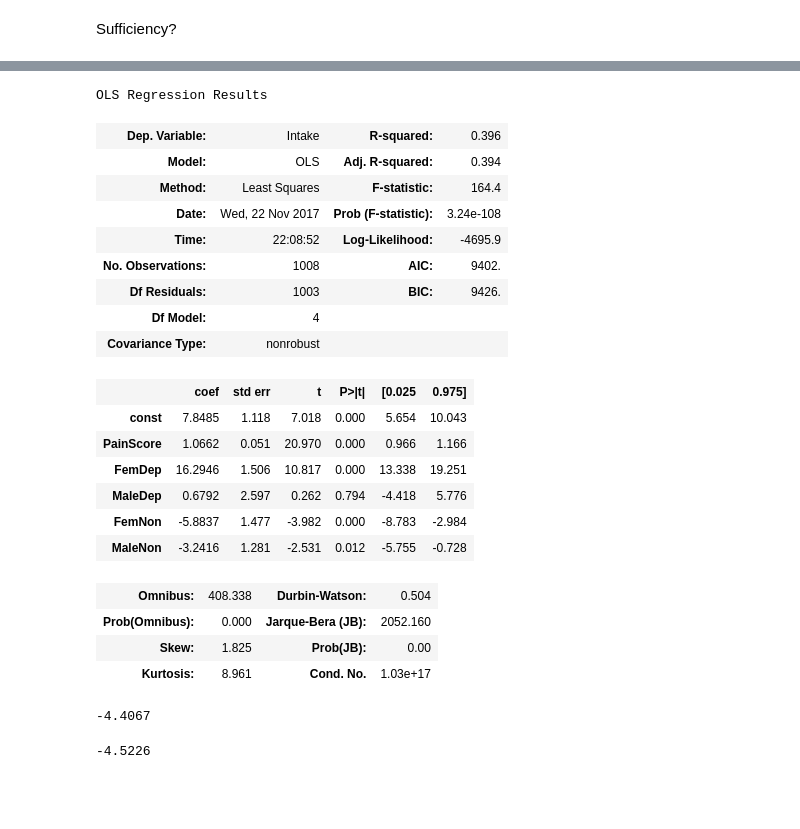
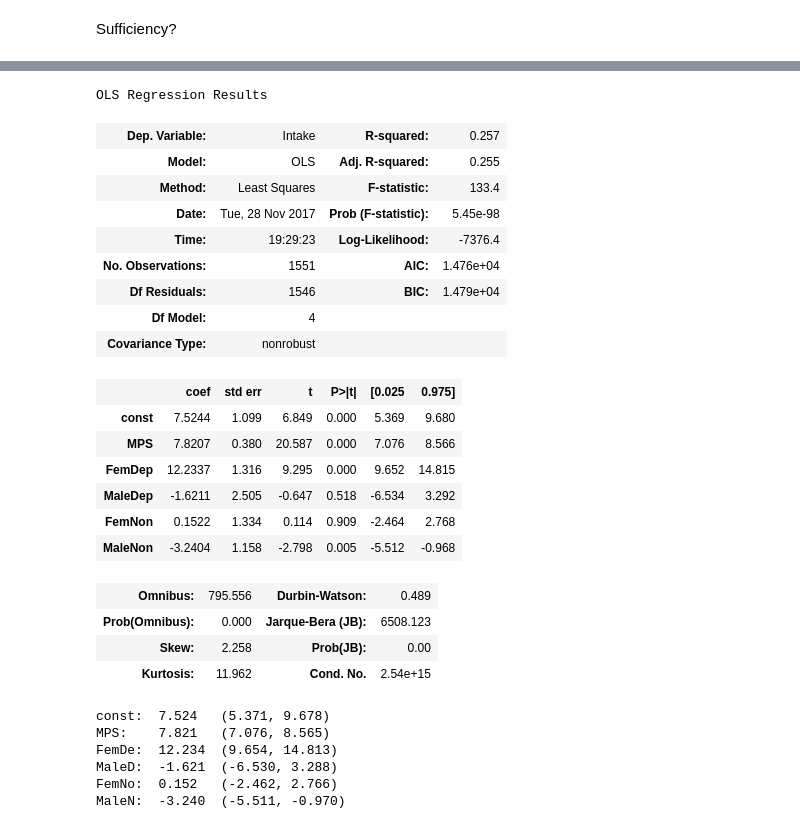
Before and after one commit to JWKennington/collab-mpow, a Jupyter notebook: notebooks/retroactive-analysis.ipynb, the cells around one changed output, grey strips where cells are left out. Drawn from its saved outputs; the diff is of its cells as text; code cells hidden in the pictures; blank space fills up the shorter version.

```diff
--- a/notebooks/retroactive-analysis.ipynb
+++ b/notebooks/retroactive-analysis.ipynb
@@ -124,36 +128,41 @@ dgi['FemDep'] = ((dgi.Depression==1)&(dgi.Gender=='Female')).astype(int)
 dgi['MaleDep'] = ((dgi.Depression==1)&(dgi.Gender=='Male')).astype(int)
 dgi['FemNon'] = ((dgi.Depression==0)&(dgi.Gender=='Female')).astype(int)
 dgi['MaleNon'] = ((dgi.Depression==0)&(dgi.Gender=='Male')).astype(int)
+# %%
+dgi['MPS'] = dgi['PainScore'] / dgi['NumObs']
 # %%
-dgi_model = regression.ols(dgi.dropna(), ['PainScore', 'FemDep', 'MaleDep', 'FemNon', 'MaleNon'], 'Intake')
+dgi_model = regression.ols(dgi.dropna(), ['MPS', 'FemDep', 'MaleDep', 'FemNon', 'MaleNon'], 'Intake')
 dgi_model.summary()
 # %% [output]
 OLS Regression Results
-| Dep. Variable: | Intake | R-squared: | 0.396 |
-| Model: | OLS | Adj. R-squared: | 0.394 |
-| Method: | Least Squares | F-statistic: | 164.4 |
-| Date: | Wed, 22 Nov 2017 | Prob (F-statistic): | 3.24e-108 |
-| Time: | 22:08:52 | Log-Likelihood: | -4695.9 |
-| No. Observations: | 1008 | AIC: | 9402. |
-| Df Residuals: | 1003 | BIC: | 9426. |
+| Dep. Variable: | Intake | R-squared: | 0.257 |
+| Model: | OLS | Adj. R-squared: | 0.255 |
+| Method: | Least Squares | F-statistic: | 133.4 |
+| Date: | Tue, 28 Nov 2017 | Prob (F-statistic): | 5.45e-98 |
+| Time: | 19:29:23 | Log-Likelihood: | -7376.4 |
+| No. Observations: | 1551 | AIC: | 1.476e+04 |
+| Df Residuals: | 1546 | BIC: | 1.479e+04 |
 | Df Model: | 4 |  |  |
 | Covariance Type: | nonrobust |  |  |
 |  | coef | std err | t | P>|t| | [0.025 | 0.975] |
-| const | 7.8485 | 1.118 | 7.018 | 0.000 | 5.654 | 10.043 |
-| PainScore | 1.0662 | 0.051 | 20.970 | 0.000 | 0.966 | 1.166 |
-| FemDep | 16.2946 | 1.506 | 10.817 | 0.000 | 13.338 | 19.251 |
-| MaleDep | 0.6792 | 2.597 | 0.262 | 0.794 | -4.418 | 5.776 |
-| FemNon | -5.8837 | 1.477 | -3.982 | 0.000 | -8.783 | -2.984 |
-| MaleNon | -3.2416 | 1.281 | -2.531 | 0.012 | -5.755 | -0.728 |
+| const | 7.5244 | 1.099 | 6.849 | 0.000 | 5.369 | 9.680 |
+| MPS | 7.8207 | 0.380 | 20.587 | 0.000 | 7.076 | 8.566 |
+| FemDep | 12.2337 | 1.316 | 9.295 | 0.000 | 9.652 | 14.815 |
+| MaleDep | -1.6211 | 2.505 | -0.647 | 0.518 | -6.534 | 3.292 |
+| FemNon | 0.1522 | 1.334 | 0.114 | 0.909 | -2.464 | 2.768 |
+| MaleNon | -3.2404 | 1.158 | -2.798 | 0.005 | -5.512 | -0.968 |
-| Omnibus: | 408.338 | Durbin-Watson: | 0.504 |
-| Prob(Omnibus): | 0.000 | Jarque-Bera (JB): | 2052.160 |
-| Skew: | 1.825 | Prob(JB): | 0.00 |
-| Kurtosis: | 8.961 | Cond. No. | 1.03e+17 |
+| Omnibus: | 795.556 | Durbin-Watson: | 0.489 |
+| Prob(Omnibus): | 0.000 | Jarque-Bera (JB): | 6508.123 |
+| Skew: | 2.258 | Prob(JB): | 0.00 |
+| Kurtosis: | 11.962 | Cond. No. | 2.54e+15 |
-# %%
--5.8837 + 1.477
-# %% [output]
--4.4067
-# %%
--3.2416 - 1.281
-# %% [output]
--4.5226
+# %%
+bse = dict(dgi_model.bse)
+for param, coeff in dict(dgi_model.params).items():
+    print('{}:\t{:.3f}\t({:.3f}, {:.3f})'.format(param[:5], coeff, coeff - 1.96*bse[param], coeff + 1.96*bse[param]))
+# %% [output]
+const:  7.524   (5.371, 9.678)
+MPS:    7.821   (7.076, 8.565)
+FemDe:  12.234  (9.654, 14.813)
+MaleD:  -1.621  (-6.530, 3.288)
+FemNo:  0.152   (-2.462, 2.766)
+MaleN:  -3.240  (-5.511, -0.970)
```
Also changed, not shown: parts of 11 cells of this notebook, 7 other files.
